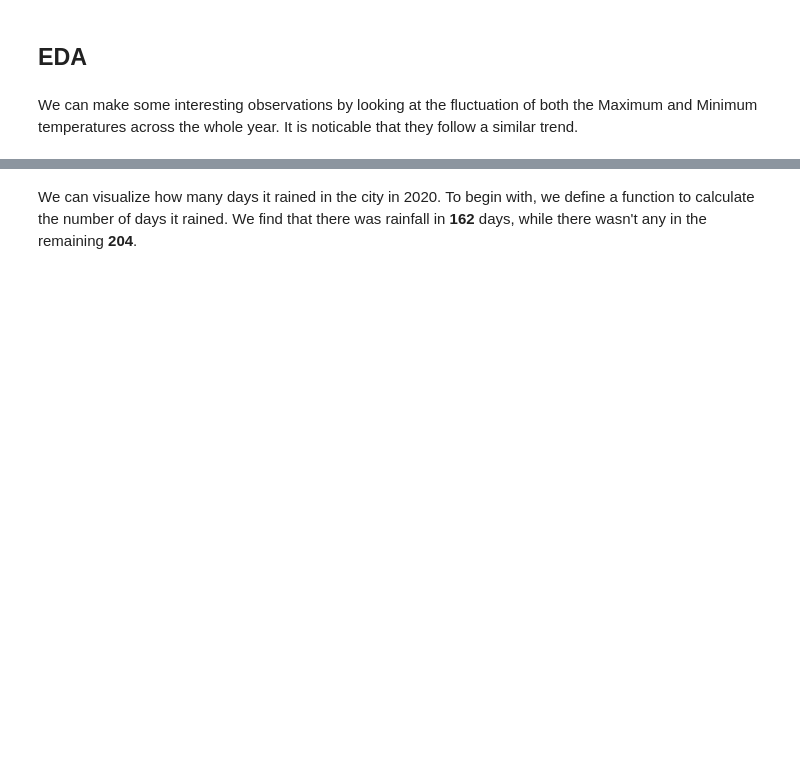
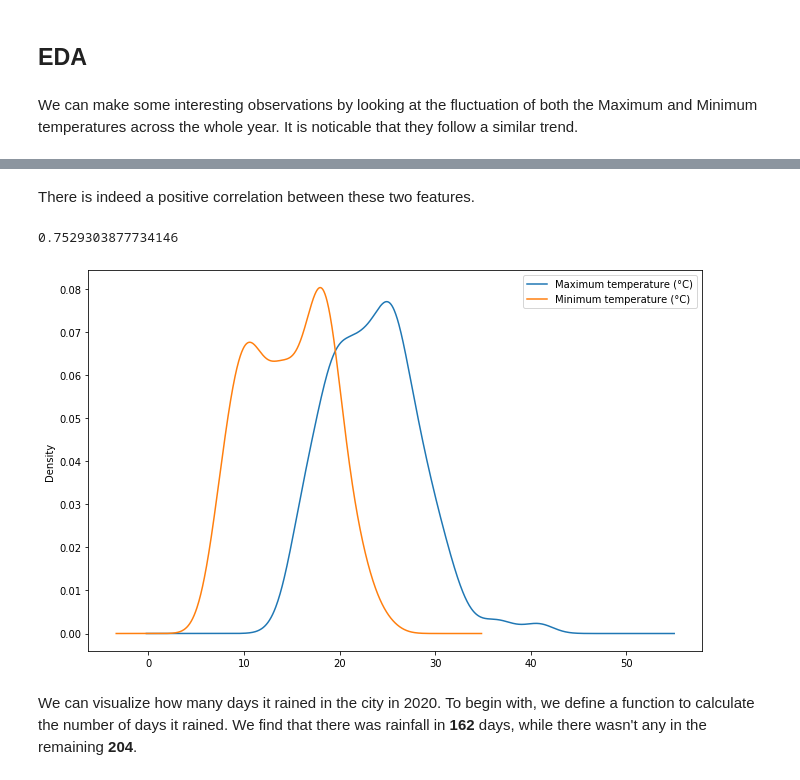
Before and after one commit to pvts/rainfall-prediction, a Jupyter notebook: weather.ipynb, the cells around one changed output, grey strips where cells are left out. Saved outputs shown, nothing was run; the diff lists cells and outputs as text; code cells hidden in the pictures; blank space fills up the shorter version.

```diff
--- a/weather.ipynb
+++ b/weather.ipynb
@@ -90,3 +91,15 @@ plt.show()
+# %% [markdown]
+There is indeed a positive correlation between these two features.
+# %%
+print(df['Maximum temperature (°C)'].corr(df['Minimum temperature (°C)']))
+# %% [output]
+0.7529303877734146
+# %%
+df['Maximum temperature (°C)'].plot(kind='kde', figsize=(11, 7), legend=True)
+df['Minimum temperature (°C)'].plot(kind='kde', figsize=(11, 7), legend=True)
+plt.show()
+# %% [output]
+[figure, added]
 # %% [markdown]
 We can visualize how many days it rained in the city in 2020. To begin with, we define a function to calculate the number of days it rained. We find that there was rainfall in **162** days, while there wasn't any in the remaining **204**.
 # %%
```
Also changed, not shown: parts of 9 cells of this notebook.
